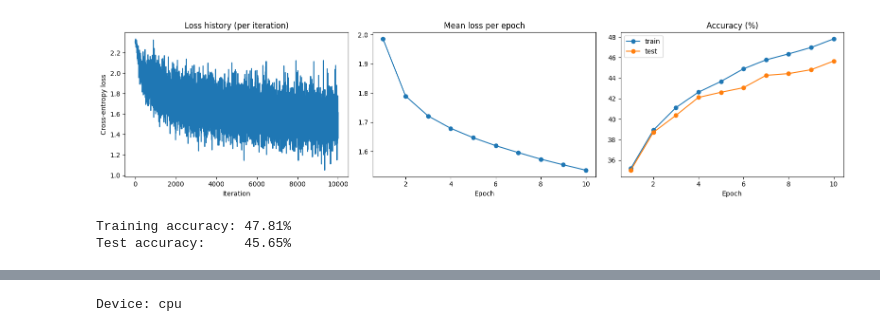
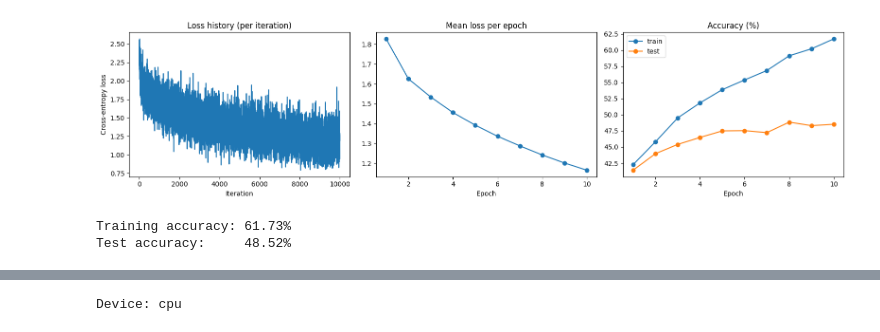
Before and after one commit to Akisara-23/EN3160_Assignment_03, a Jupyter notebook: 230229P_A_03.ipynb, the cells around one changed output, grey strips where cells are left out. Drawn from its saved outputs; the diff is of its cells as text; code cells hidden in the pictures.

```diff
--- a/230229P_A_03.ipynb
+++ b/230229P_A_03.ipynb
@@ -1,8 +13,3 @@
-# %%
-# %% [markdown]
-# # Q1: Two-layer dense network (100 sigmoid hidden nodes) with cross-entropy, manual backprop
-# Changes vs Listing 1: (a) hidden layer of 100 nodes + sigmoid, (b) softmax cross-entropy loss, (c) 10 epochs.
-
 # %%
 import torch
 import torch.nn as nn
@@ -12,7 +19,7 @@ import matplotlib.pyplot as plt
 
 torch.manual_seed(0)
 
-# %% 1. Data loading (num_workers=0 avoids multiprocessing problems on Windows/Jupyter)
+#  Data loading
 transform = transforms.Compose(
     [transforms.ToTensor(),
      transforms.Normalize((0.5, 0.5, 0.5), (0.5, 0.5, 0.5))])
@@ -23,31 +30,31 @@ testset = torchvision.datasets.CIFAR10(root='./data', train=False, download=True
 testloader = torch.utils.data.DataLoader(testset, batch_size=batch_size, shuffle=False, num_workers=0)
 classes = ('plane', 'car', 'bird', 'cat', 'deer', 'dog', 'frog', 'horse', 'ship', 'truck')
 
-# %% 2. Parameters
+#  Parameters
 Din = 3 * 32 * 32      # input size
-H = 100                # (a) hidden nodes
-K = 10                 # classes
-std = 1e-2             # 1e-5 (single-layer listing) is too small for two layers: gradients vanish
+H = 100                #  hidden nodes
+K = 10
+std = 1e-2
 
 w1 = torch.randn(Din, H) * std
 b1 = torch.zeros(H)
 w2 = torch.randn(H, K) * std
 b2 = torch.zeros(K)
 
-epochs = 10            # (c)
-lr = 5e-2
-lr_decay = 0.95
+epochs = 10
+lr = 5e-1
+lr_decay = 0.9
 reg = 0.0              # L2 regularisation strength
 
-# %% Helper functions
+#  Helper functions
 def forward(x):
     z1 = x.mm(w1) + b1
-    h = torch.sigmoid(z1)          # (a) sigmoid activation
+    h = torch.sigmoid(z1)          #  sigmoid activation
     logits = h.mm(w2) + b2
     return h, logits
 
 def cross_entropy(logits, labels):
-    """(b) softmax + cross-entropy, averaged over the batch."""
+    """ softmax + cross-entropy, averaged over the batch."""
     log_probs = torch.log_softmax(logits, dim=1)
     return -log_probs[torch.arange(len(labels)), labels].mean()
 
@@ -62,7 +69,7 @@ def evaluate(loader):
             total += len(labels)
     return 100 * correct / total, loss_sum / total
 
-# %% Optional: gradient check of the manual backprop against autograd (one batch)
+# gradient check of the manual backprop against autograd (one batch)
 inputs, labels = next(iter(trainloader))
 x = inputs.view(inputs.shape[0], -1)
 N = x.shape[0]
@@ -79,7 +86,7 @@ loss_a.backward()
 print("max |dw1 diff| =", (w1a.grad - dw1_manual).abs().max().item())
 print("max |dw2 diff| =", (w2a.grad - dw2_manual).abs().max().item())
 
-# %% 3. Training loop
+#  Training loop
 loss_history = []
 train_acc_hist, test_acc_hist, epoch_loss_hist = [], [], []
 
@@ -121,7 +128,7 @@ for t in range(epochs):
     print(f"Epoch {t + 1}/{epochs}  loss {epoch_loss_hist[-1]:.4f}  "
           f"train acc {tr_acc:.2f}%  test acc {te_acc:.2f}%")
 
-# %% 4. Plots
+#  Plots
 fig, ax = plt.subplots(1, 3, figsize=(16, 4))
 ax[0].plot(loss_history); ax[0].set_title('Loss history (per iteration)')
 ax[0].set_xlabel('Iteration'); ax[0].set_ylabel('Cross-entropy loss')
@@ -132,7 +139,7 @@ ax[2].plot(range(1, epochs + 1), test_acc_hist, marker='o', label='test')
 ax[2].set_title('Accuracy (%)'); ax[2].set_xlabel('Epoch'); ax[2].legend()
 plt.tight_layout(); plt.show()
 
-# %% 5. Final accuracies
+#  Final accuracies
 train_acc, _ = evaluate(trainloader)
 test_acc, _ = evaluate(testloader)
 print(f"Training accuracy: {train_acc:.2f}%")
@@ -153,3 +160,3 @@ Epoch 10/10  loss 1.5354  train acc 47.81%  test acc 45.65%
-[figure, old version]
+[figure, new version]
-Training accuracy: 47.81%
-Test accuracy:     45.65%
+Training accuracy: 61.73%
+Test accuracy:     48.52%
```
Also changed, not shown: parts of 10 cells of this notebook.
